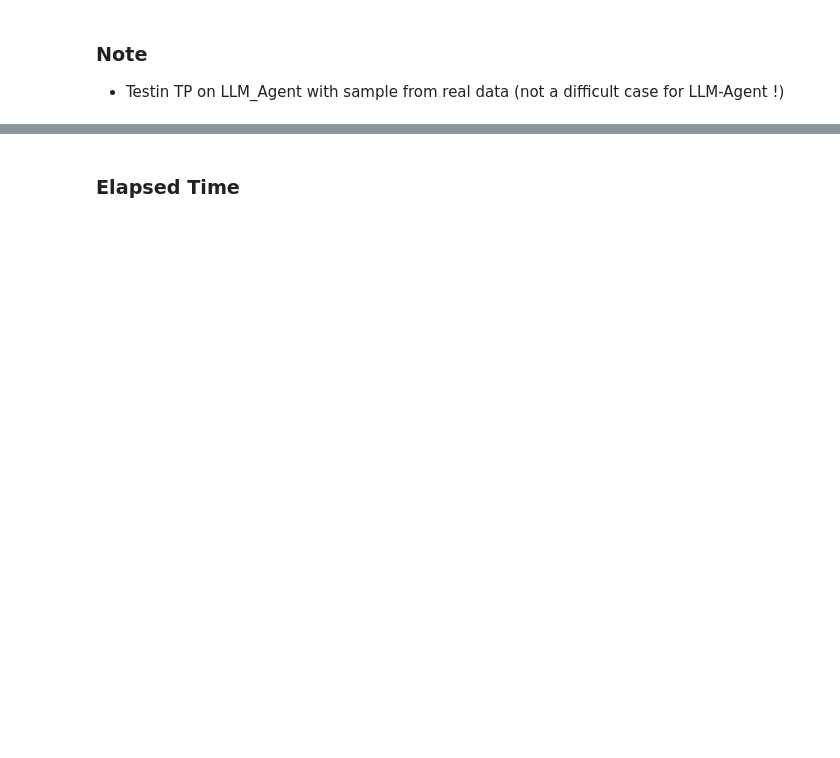
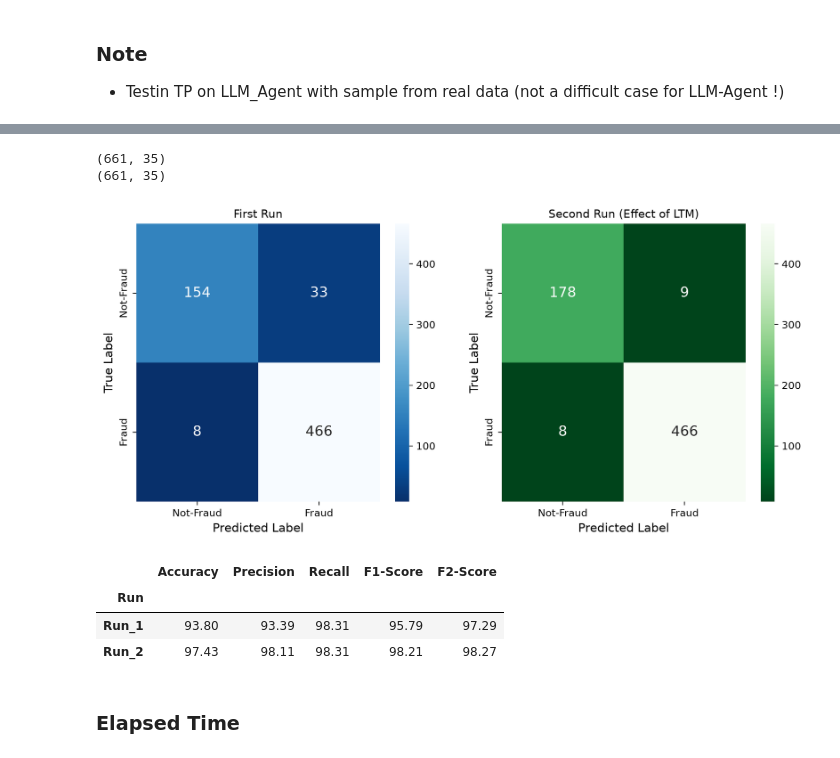
Before and after one commit to umscai/zc07-ml-genai-agentic, a Jupyter notebook: notebook/step4_agentic_test_results.ipynb, the cells around one changed output, grey strips where cells are left out. Saved outputs shown, nothing was run; the diff lists cells and outputs as text; code cells hidden in the pictures; blank space fills up the shorter version.

Commit message:
add timeout, retry, and analytics, and added more results on step4

```diff
--- a/notebook/step4_agentic_test_results.ipynb
+++ b/notebook/step4_agentic_test_results.ipynb
@@ -220,0 +268,7 @@ display(Image(filename=settings.IMG_DIR/'z-llm-real-tp-08.png', width=1200))
+# %%
+# We can get and save db like below, but in this notebook we use the saved data
+#df = get_transaction_df()
+#df.to_csv(settings.DATA_DIR/'all_test_case_runx2_trans_db.csv', index = False)
+df = pd.read_csv(settings.DATA_DIR/'all_test_case_runx2_trans_db.csv')
+print(df.shape)
+df.iloc[:,np.r_[0:4,-7:0]].head()
@@ -220,0 +283,10 @@ display(Image(filename=settings.IMG_DIR/'z-llm-real-tp-08.png', width=1200))
+# %%
+L=len(df)
+L2 = L //2
+df1=df.iloc[:L2,:].copy()
+print(df1.shape)
+df2=df.iloc[L2:,:].copy()
+print(df2.shape)
+# %% [output]
+(661, 35)
+(661, 35)
@@ -221,3 +337,24 @@ display(Image(filename=settings.IMG_DIR/'z-llm-real-tp-08.png', width=1200))
+# %%
+fig, axs=plt.subplots(1,2,figsize=(12, 5))
+titles=['First Run', 'Second Run (Effect of LTM)']
+dfs=[df1, df2]
+metrics=[]
+for j, (titlej,dfj) in enumerate(zip(titles, dfs)):
+    metric=plot_confusion_matrix_from_test_results_transaction_df(dfj,sns_cmaps[j], axs[j], titlej, j+1)
+    metrics.append(metric)
+metrics_df=pd.DataFrame(metrics)
+#metrics_df
+# %% [output]
+[figure, added]
+# %%
+metrics_df= metrics_df.set_index('Run')
+metrics_df = (100*metrics_df).round(2)
+metrics_df
+# %% [output]
+|  | Accuracy | Precision | Recall | F1-Score | F2-Score |
+| Run |  |  |  |  |  |
+| Run_1 | 93.80 | 93.39 | 98.31 | 95.79 | 97.29 |
+| Run_2 | 97.43 | 98.11 | 98.31 | 98.21 | 98.27 |
 # %% [markdown]
 ### Elapsed Time
 # %%
```
Also changed, not shown: parts of 29 cells of this notebook, 28 other files.
